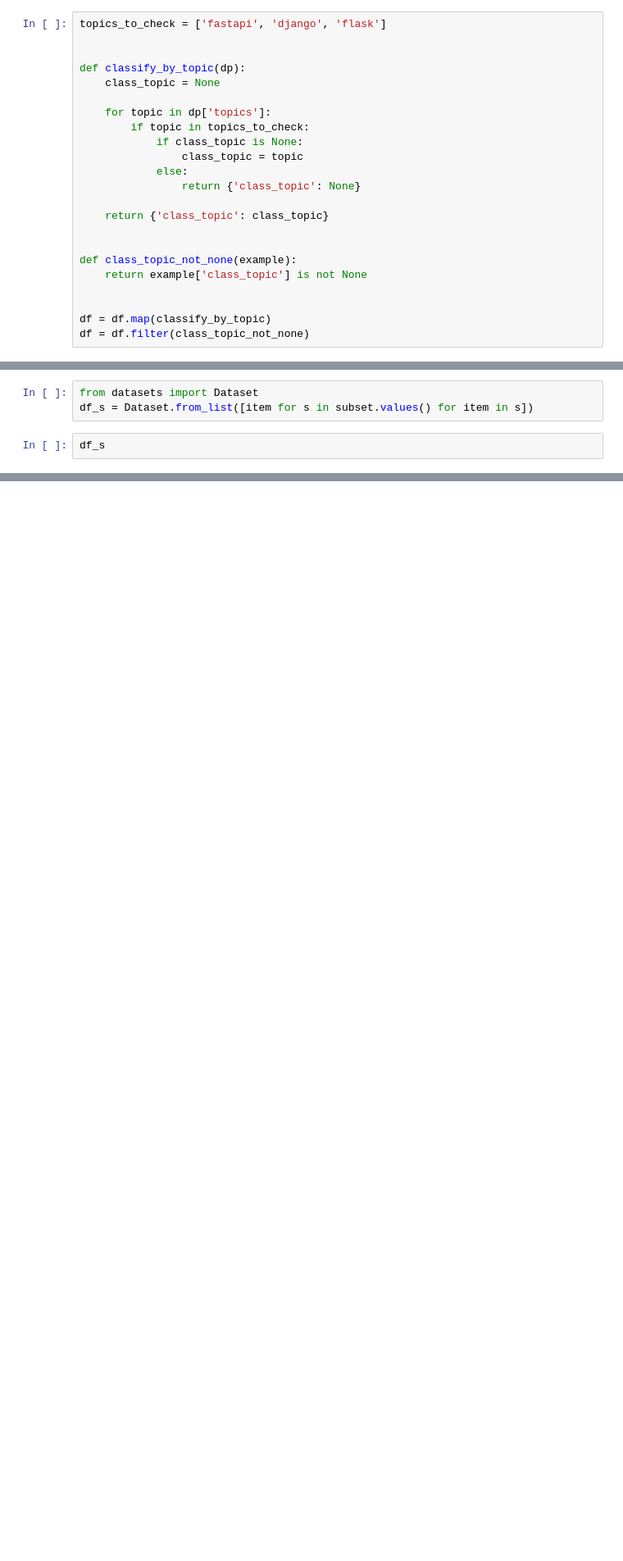
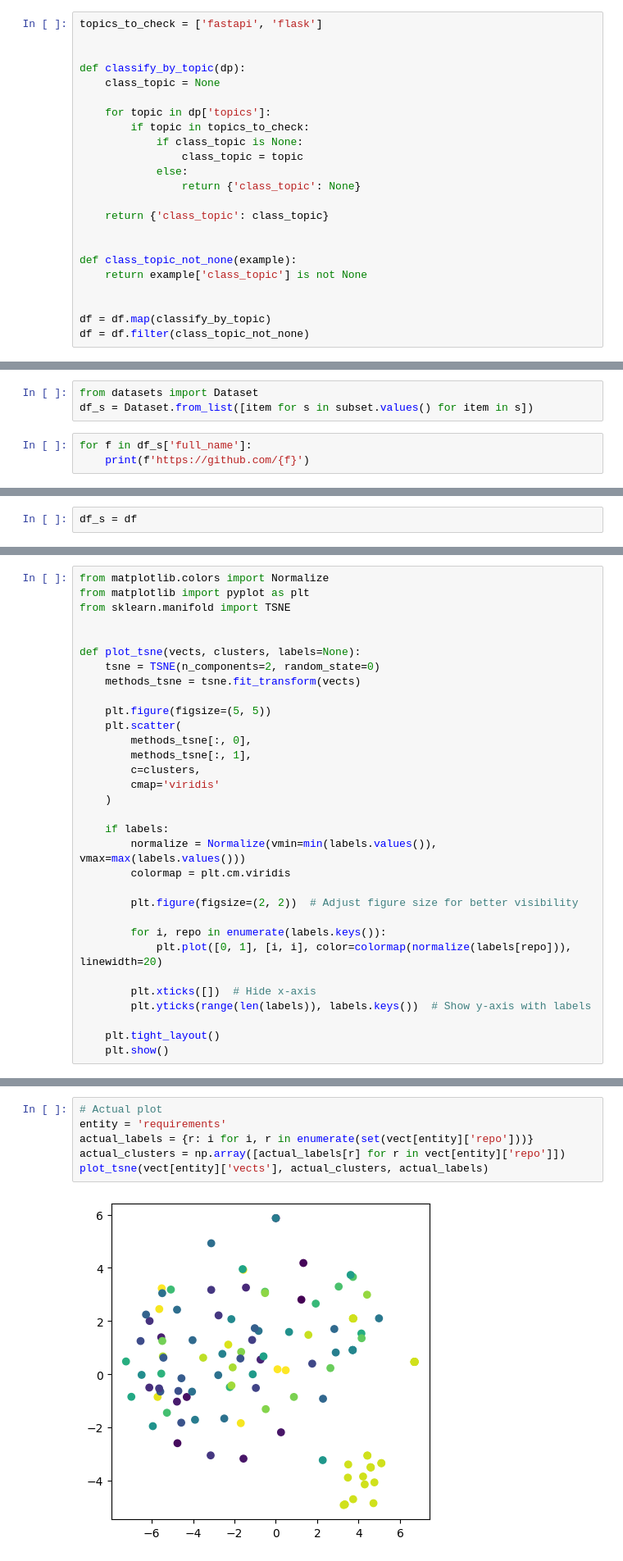
Before and after one commit to JetBrains-Research/agents-eval, a Jupyter notebook: src/template_generation/notebooks/projects_clustering.ipynb, the cells around one changed output, grey strips where cells are left out. Shown at 82% size. Saved outputs shown, nothing was run; the diff lists cells and outputs as text; blank space fills up the shorter version.

```diff
--- a/src/template_generation/notebooks/projects_clustering.ipynb
+++ b/src/template_generation/notebooks/projects_clustering.ipynb
@@ -10,5 +14,5 @@ df = df.map(lambda example: {'topics': ast.literal_eval(example['topics'])}, bat
 # %%
-topics_to_check = ['fastapi', 'django', 'flask']
+topics_to_check = ['fastapi', 'flask']
 
 
 def classify_by_topic(dp):
@@ -56,4 +60,5 @@ for dp in df.shuffle(22):
 from datasets import Dataset
 df_s = Dataset.from_list([item for s in subset.values() for item in s])
 # %%
-df_s
+for f in df_s['full_name']:
+    print(f'https://github.com/{f}')
@@ -65,0 +72,2 @@ df_s
+# %%
+df_s = df
@@ -161,3 +237,35 @@ print(collections.Counter(vect['files']['class_topic']))
+# %%
+from matplotlib.colors import Normalize
+from matplotlib import pyplot as plt
+from sklearn.manifold import TSNE
+
+
+def plot_tsne(vects, clusters, labels=None):
+    tsne = TSNE(n_components=2, random_state=0)
+    methods_tsne = tsne.fit_transform(vects)
+
+    plt.figure(figsize=(5, 5))
+    plt.scatter(
+        methods_tsne[:, 0],
+        methods_tsne[:, 1],
+        c=clusters,
+        cmap='viridis'
+    )
+
+    if labels:
+        normalize = Normalize(vmin=min(labels.values()), vmax=max(labels.values()))
+        colormap = plt.cm.viridis
+
+        plt.figure(figsize=(2, 2))  # Adjust figure size for better visibility
+
+        for i, repo in enumerate(labels.keys()):
+            plt.plot([0, 1], [i, i], color=colormap(normalize(labels[repo])), linewidth=20)
+
+        plt.xticks([])  # Hide x-axis
+        plt.yticks(range(len(labels)), labels.keys())  # Show y-axis with labels
+
+    plt.tight_layout()
+    plt.show()
 # %%
 import collections
 import pandas as pd
@@ -213,0 +313,8 @@ def classify(classifier, entity: str):
+# %%
+# Actual plot
+entity = 'requirements'
+actual_labels = {r: i for i, r in enumerate(set(vect[entity]['repo']))}
+actual_clusters = np.array([actual_labels[r] for r in vect[entity]['repo']])
+plot_tsne(vect[entity]['vects'], actual_clusters, actual_labels)
+# %% [output]
+[figure, added]
```
Also changed, not shown: parts of 32 cells of this notebook, 6 other files.
